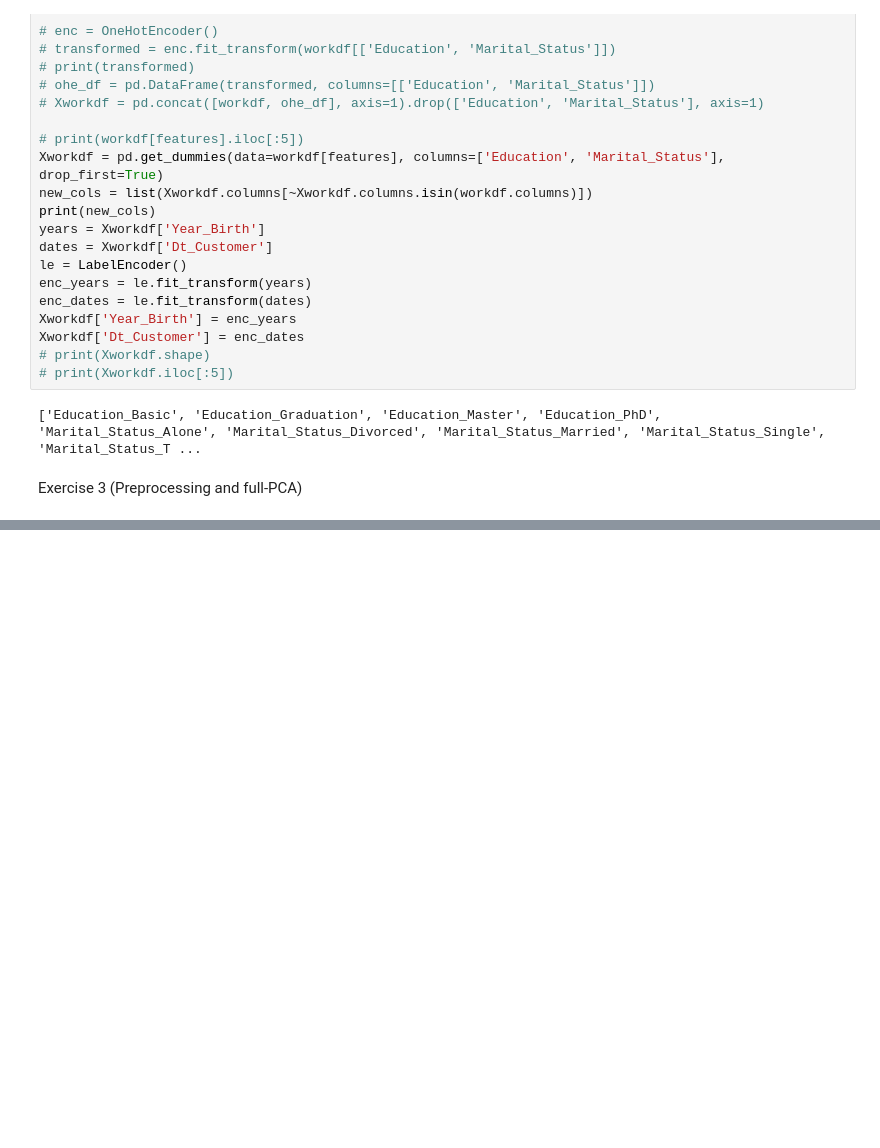
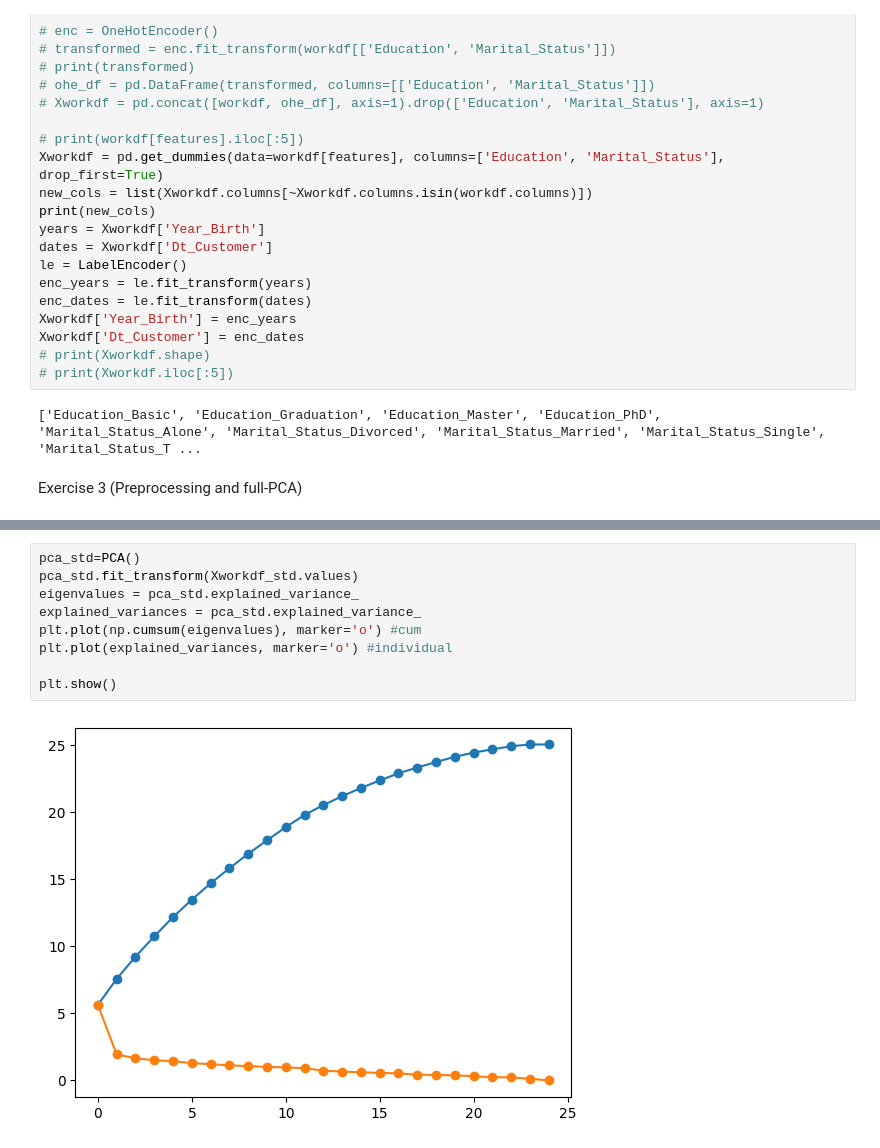
Before and after one commit to IAmReallyAlessio/homework_pca, a Jupyter notebook: pca.ipynb, the cells around one changed output, grey strips where cells are left out. Cells and saved outputs as stored; diff of their text form; blank space fills up the shorter version.

```diff
--- a/pca.ipynb
+++ b/pca.ipynb
@@ -126,0 +172,11 @@ Xworkdf_mm = pd.DataFrame(mm_features, index=Xworkdf.index, columns=Xworkdf.colu
+# %%
+pca_std=PCA()
+pca_std.fit_transform(Xworkdf_std.values)
+eigenvalues = pca_std.explained_variance_
+explained_variances = pca_std.explained_variance_
+plt.plot(np.cumsum(eigenvalues), marker='o') #cum
+plt.plot(explained_variances, marker='o') #individual
+
+plt.show()
+# %% [output]
+[figure, added]
```
Also changed, not shown: parts of 17 cells of this notebook.
